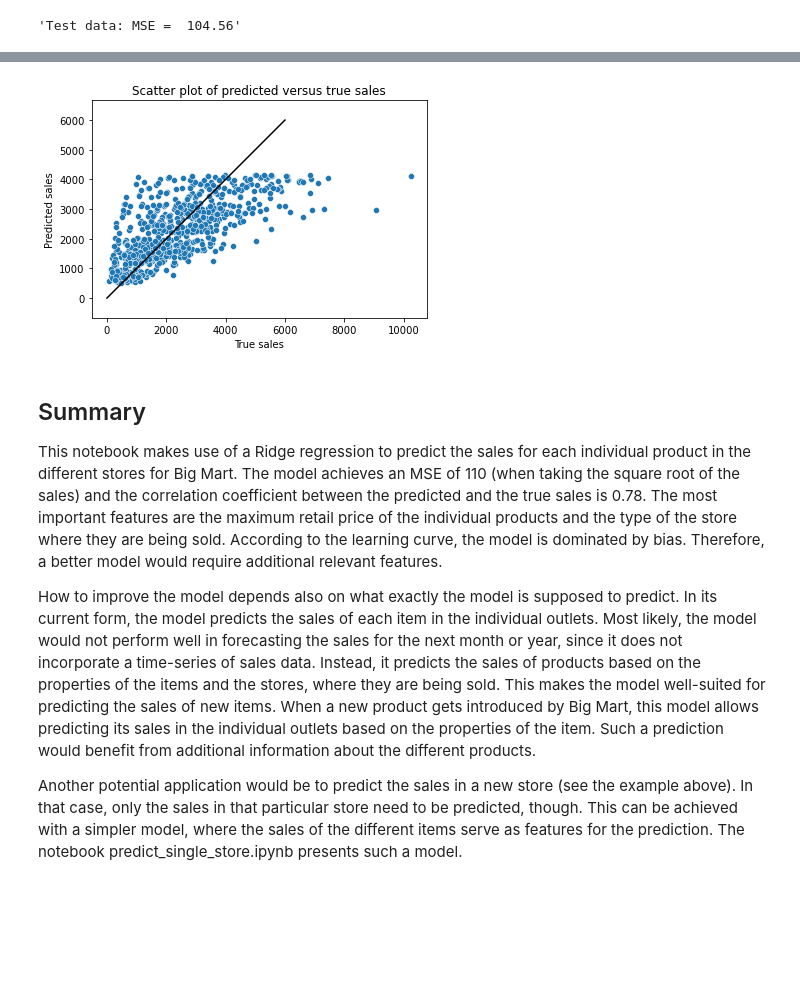
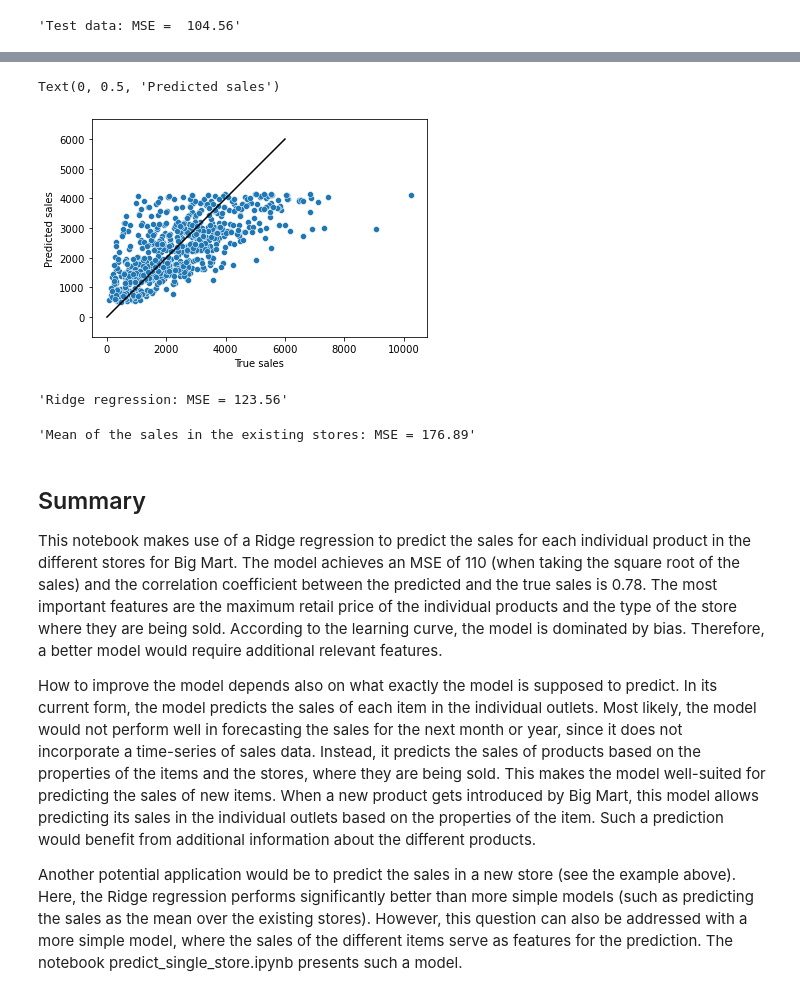
Before and after one commit to loeptien/Big_Mart, a Jupyter notebook: predict_full.ipynb, the cells around one changed output, grey strips where cells are left out. Drawn from its saved outputs; the diff is of its cells as text; code cells hidden in the pictures; blank space fills up the shorter version.

Commit message:
Update predict_full.ipynb
Made some changes to the markdown cells.

```diff
--- a/predict_full.ipynb
+++ b/predict_full.ipynb
@@ -238,28 +246,60 @@ The plot below shows a scatter plot of the sales predicted by the model against
 # %%
 # Predicting the sales for the outlet "OUT013". I use the sales in the other stores as training data.
 store = 'OUT013'
+
 ind = X_train['Outlet_Identifier'] == store
 X_train3 = X_train_comb[~ind]
 y_train3 = y_train[~ind]
 
 X_val3 = X_train_comb[ind]
 y_val3 = y_train[ind]
 
 # Fit the Ridge regression and predict the sales for the store "OUT013"
 ridge_reg.fit(X_train3,y_train3)
 y_pred3 = ridge_reg.predict(X_val3)
 
 
 # Plot a scatter plot between the true and the predicted sales for the store "OUT013"
 fig, ax = plt.subplots()
 sns.scatterplot(x=y_val3**2,y=y_pred3**2)
 ax.plot([0,6e3],[0,6e3],'k')
 ax.axis('equal')
 ax.set_xlabel('True sales')
 ax.set_ylabel('Predicted sales')
-ax.set_title('Scatter plot of predicted versus true sales');
+# ax.set_title('Scatter plot of predicted versus true sales');
 # %% [output]
+Text(0, 0.5, 'Predicted sales')
-[figure, old version]
+[figure, new version]
+# %%
+# Comparison with a simple model
+# (predict the sales in the new store to be the mean of the sales in the existing stores for each product)
+
+# Get the list of items that are supposed to be sold in the new store
+store_items = X.Item_Identifier[X_val3.index]
+
+# Get the indices of these items for all existing stores in the dataframe X
+items_indices = X[(X.Outlet_Identifier != store) & X.Item_Identifier.isin(store_items)].index
+
+# Create a dataframe consisting of the sales of these items in the existing stores
+items_sales = pd.concat([X.Item_Identifier,X.Outlet_Identifier,y],axis=1)
+items_sales.index = X.index
+items_sales = items_sales[items_sales.index.isin(items_indices)]
+
+# Create a pivot table of items_sales with the items being the rows and the stores being the columns
+data_p = items_sales.pivot(index='Item_Identifier',columns='Outlet_Identifier',values='Item_Outlet_Sales')
+data_p = data_p.loc[store_items] # sort items to be in the same order as in the validation data X_val3
+
+# Calculate the mean sales for the existing stores
+mean_sales = data_p.mean(axis=1)
+
+# Calculate the mean squared error (MSE) for the validation data and for the simple model (the mean sales of the existing stores)
+MSE_val = mean_squared_error(y_val3,ridge_reg.predict(X_val3)) # MSE of the Lasso regression
+MSE_simple = mean_squared_error(y_val3,mean_sales) # MSE of the simple model
+display('Ridge regression: MSE = {:.2f}'.format(MSE_val))
+display('Mean of the sales in the existing stores: MSE = {:.2f}'.format(MSE_simple))
+# %% [output]
+'Ridge regression: MSE = 123.56'
+'Mean of the sales in the existing stores: MSE = 176.89'
 # %% [markdown]
 ## Summary
 This notebook makes use of a Ridge regression to predict the sales for each individual product in the different stores for Big Mart. The model achieves an MSE of 110 (when taking the square root of the sales) and the correlation coefficient between the predicted and the true sales is 0.78.
@@ -267,4 +307,4 @@ The most important features are the maximum retail price of the individual produ
 
 How to improve the model depends also on what exactly the model is supposed to predict. In its current form, the model predicts the sales of each item in the individual outlets. Most likely, the model would not perform well in forecasting the sales for the next month or year, since it does not incorporate a time-series of sales data. Instead, it predicts the sales of products based on the properties of the items and the stores, where they are being sold. This makes the model well-suited for predicting the sales of new items. When a new product gets introduced by Big Mart, this model allows predicting its sales in the individual outlets based on the properties of the item. Such a prediction would benefit from additional information about the different products.
 
-Another potential application would be to predict the sales in a new store (see the example above). In that case, only the sales in that particular store need to be predicted, though. This can be achieved with a simpler model, where the sales of the different items serve as features for the prediction. The notebook predict_single_store.ipynb presents such a model.
+Another potential application would be to predict the sales in a new store (see the example above). Here, the Ridge regression performs significantly better than more simple models (such as predicting the sales as the mean over the existing stores). However, this question can also be addressed with a more simple model, where the sales of the different items serve as features for the prediction. The notebook predict_single_store.ipynb presents such a model.
```
Also changed, not shown: parts of 3 cells of this notebook.
